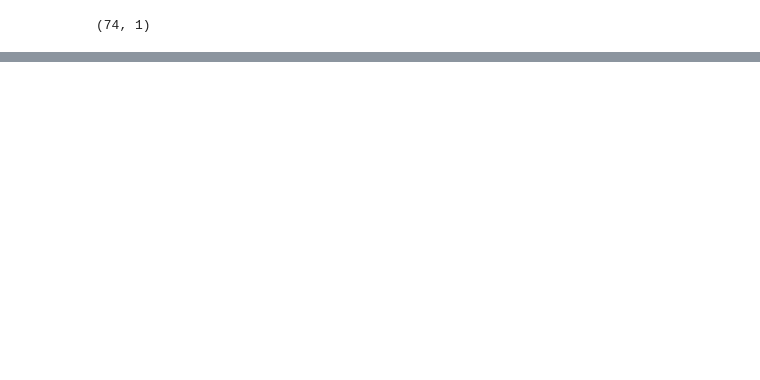
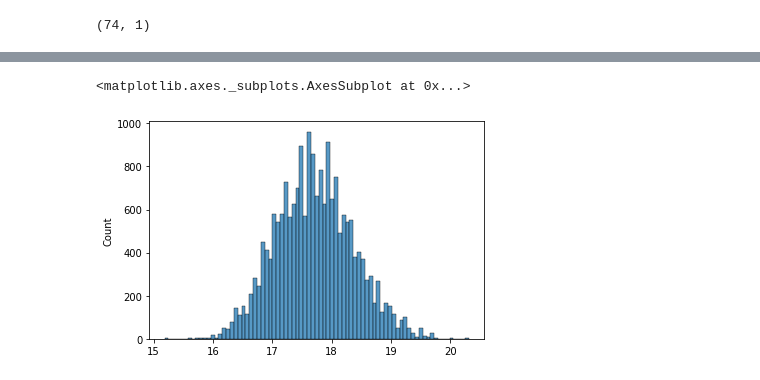
Before and after one commit to ferjorosa/learn-pymc, a Jupyter notebook: Probabilistic Porgramming For Hackers/Chapter 1 - Introduction/text_message_example.ipynb, the cells around one changed output, grey strips where cells are left out. Cells and saved outputs as stored; diff of their text form; code cells hidden in the pictures; blank space fills up the shorter version.

```diff
--- a/Probabilistic Porgramming For Hackers/Chapter 1 - Introduction/text_message_example.ipynb
+++ b/Probabilistic Porgramming For Hackers/Chapter 1 - Introduction/text_message_example.ipynb
@@ -24,0 +29,13 @@ sns.barplot(ax=ax, data=df, x=var_x, y=var_y, color="blue")
+# %%
+import pymc3 as pm
+
+count_data = df["day_msgs"]
+n_count_data = df.shape[0]
+
+with pm.Model() as model:
+    alpha = 1.0/count_data.mean()  # Recall count_data is the
+                                   # variable that holds our txt counts
+    lambda_1 = pm.Exponential("lambda_1", alpha)
+    lambda_2 = pm.Exponential("lambda_2", alpha)
+
+    tau = pm.DiscreteUniform("tau", lower=0, upper=n_count_data - 1)
@@ -24,0 +49,4 @@ sns.barplot(ax=ax, data=df, x=var_x, y=var_y, color="blue")
+# %%
+with model:
+    step = pm.Metropolis()
+    trace = pm.sample(10000, tune=5000, step=step, return_inferencedata=False)
@@ -24,0 +63,9 @@ sns.barplot(ax=ax, data=df, x=var_x, y=var_y, color="blue")
+# %%
+lambda_1_samples = trace['lambda_1']
+lambda_2_samples = trace['lambda_2']
+tau_samples = trace['tau']
+# %%
+sns.histplot(lambda_1_samples)
+# %% [output]
+<matplotlib.axes._subplots.AxesSubplot at 0x...>
+[figure, added]
```
Also changed, not shown: parts of 10 cells of this notebook.
